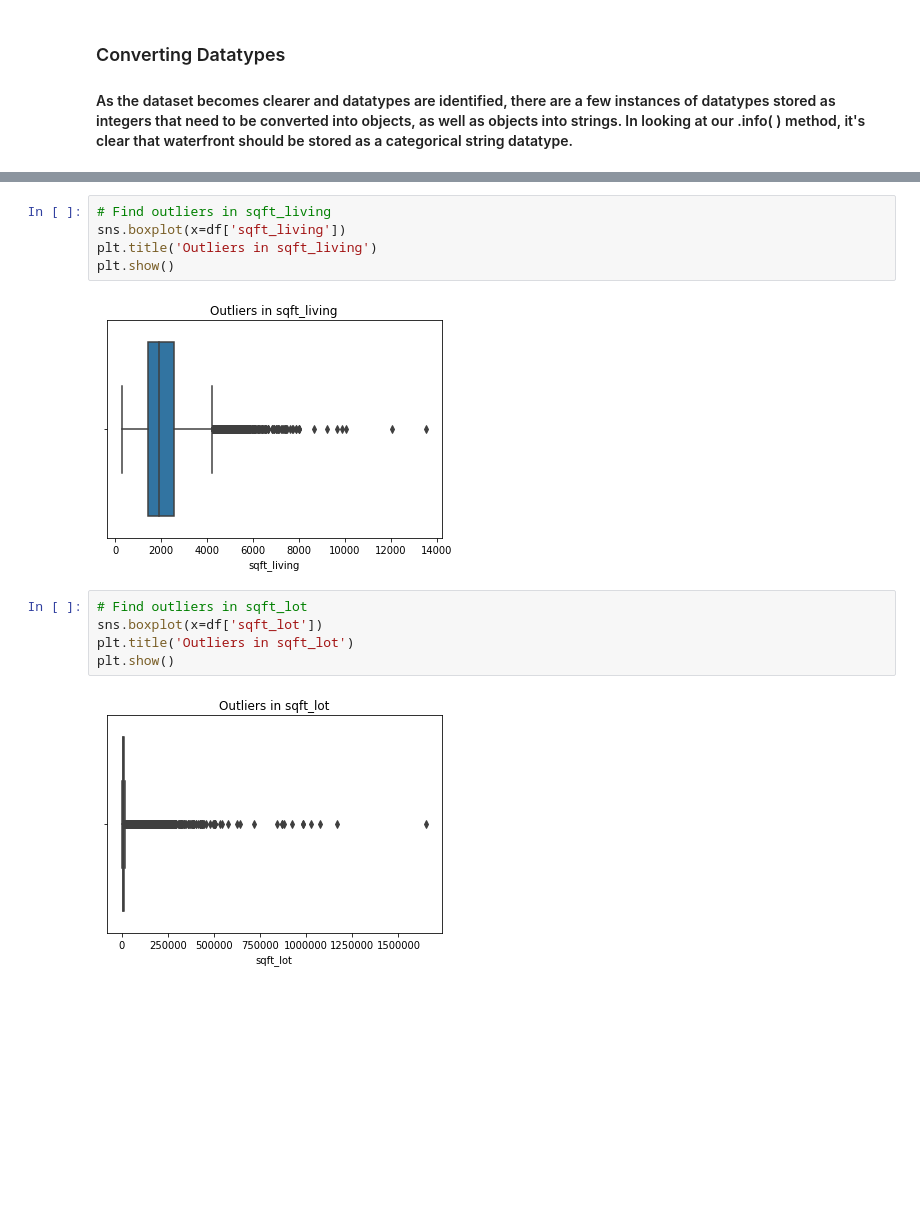
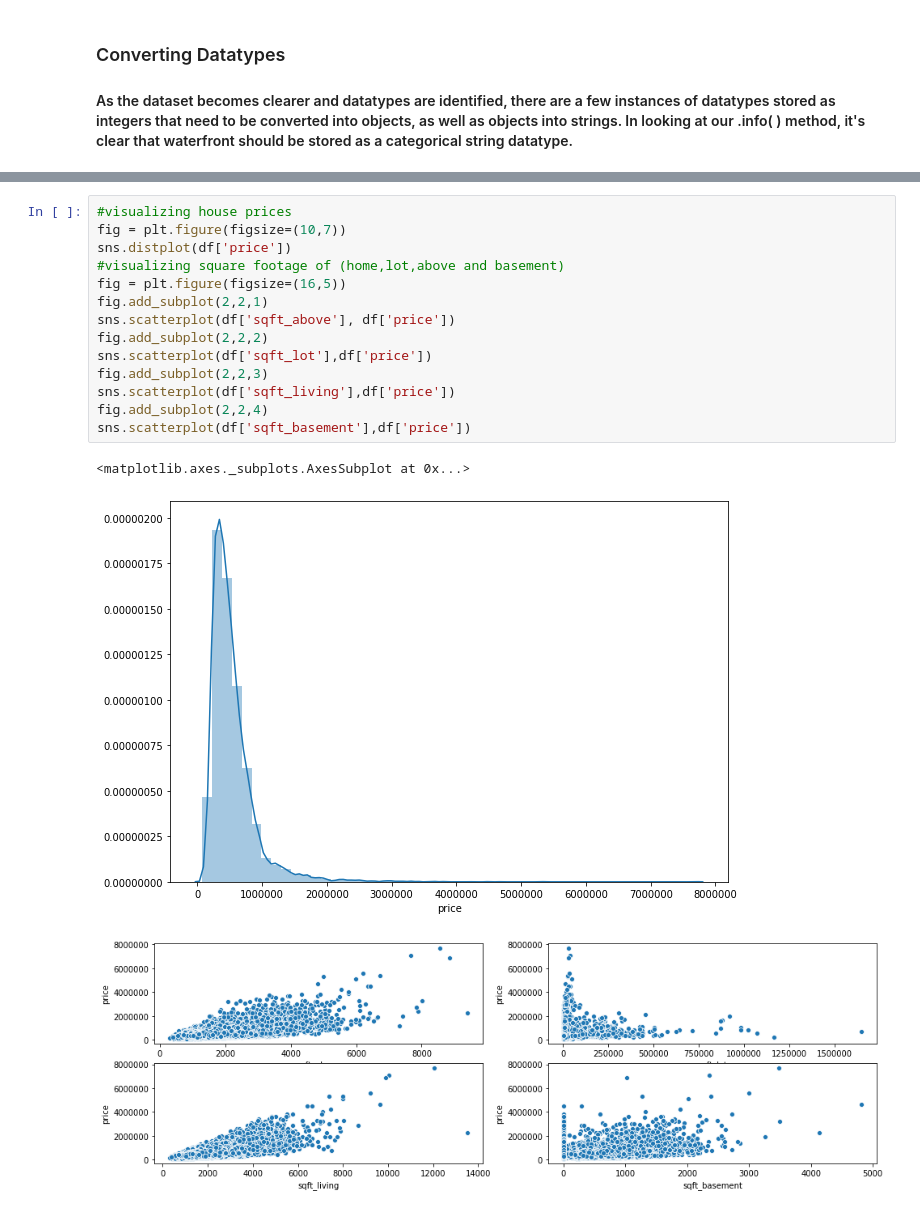
Before and after one commit to hajersouissi/checkpoint, a Jupyter notebook: checkpoint3/checkpoint3.ipynb, the cells around one changed output, grey strips where cells are left out. Cells and saved outputs as stored; diff of their text form; blank space fills up the shorter version.

```diff
--- a/checkpoint3/checkpoint3.ipynb
+++ b/checkpoint3/checkpoint3.ipynb
@@ -233,14 +242,18 @@ df.head()
-# %%
-# Find outliers in sqft_living
-sns.boxplot(x=df['sqft_living'])
-plt.title('Outliers in sqft_living')
-plt.show()
-# %% [output]
-[figure, removed]
-# %%
-# Find outliers in sqft_lot
-sns.boxplot(x=df['sqft_lot'])
-plt.title('Outliers in sqft_lot')
-plt.show()
-# %% [output]
-[figure, removed]
+# %%
+#visualizing house prices
+fig = plt.figure(figsize=(10,7))
+sns.distplot(df['price'])
+#visualizing square footage of (home,lot,above and basement)
+fig = plt.figure(figsize=(16,5))
+fig.add_subplot(2,2,1)
+sns.scatterplot(df['sqft_above'], df['price'])
+fig.add_subplot(2,2,2)
+sns.scatterplot(df['sqft_lot'],df['price'])
+fig.add_subplot(2,2,3)
+sns.scatterplot(df['sqft_living'],df['price'])
+fig.add_subplot(2,2,4)
+sns.scatterplot(df['sqft_basement'],df['price'])
+# %% [output]
+<matplotlib.axes._subplots.AxesSubplot at 0x...>
+[figure, added]
+[figure, added]
```
Also changed, not shown: parts of 26 cells of this notebook.
